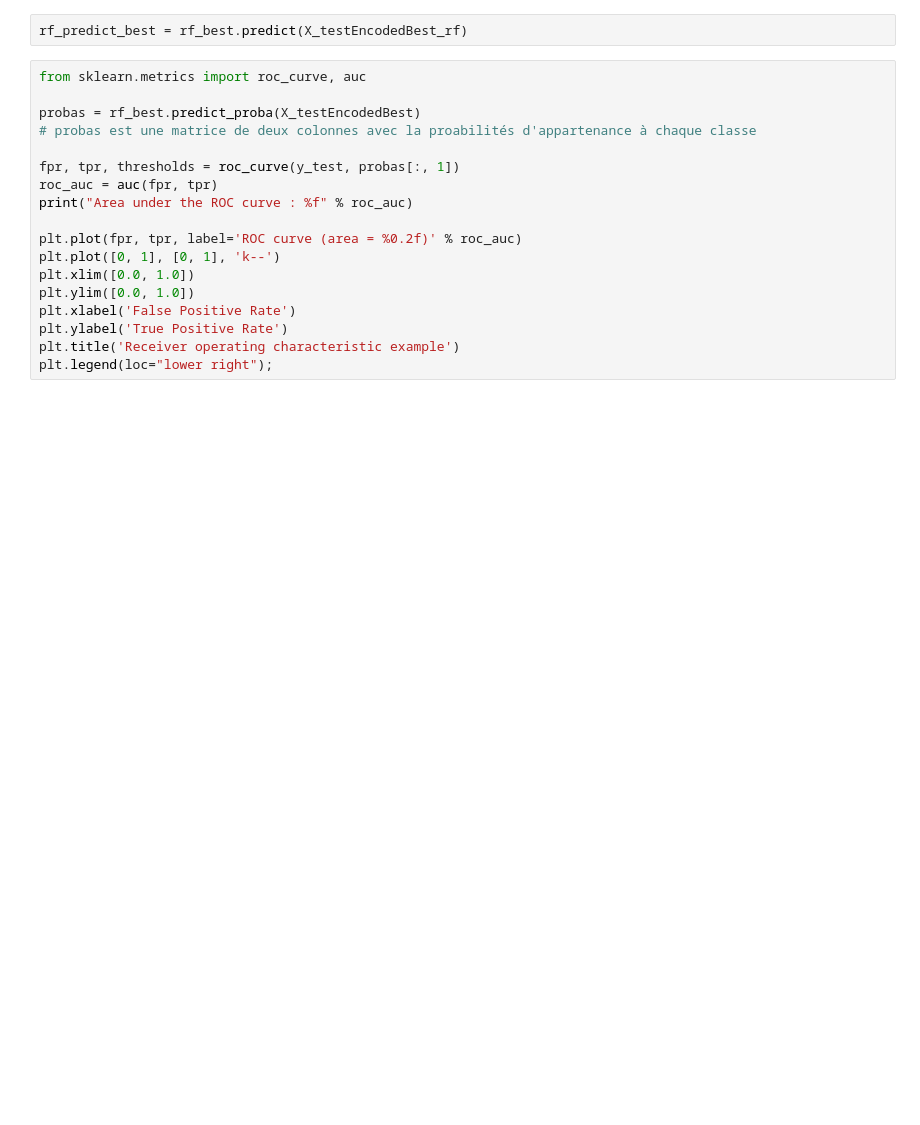
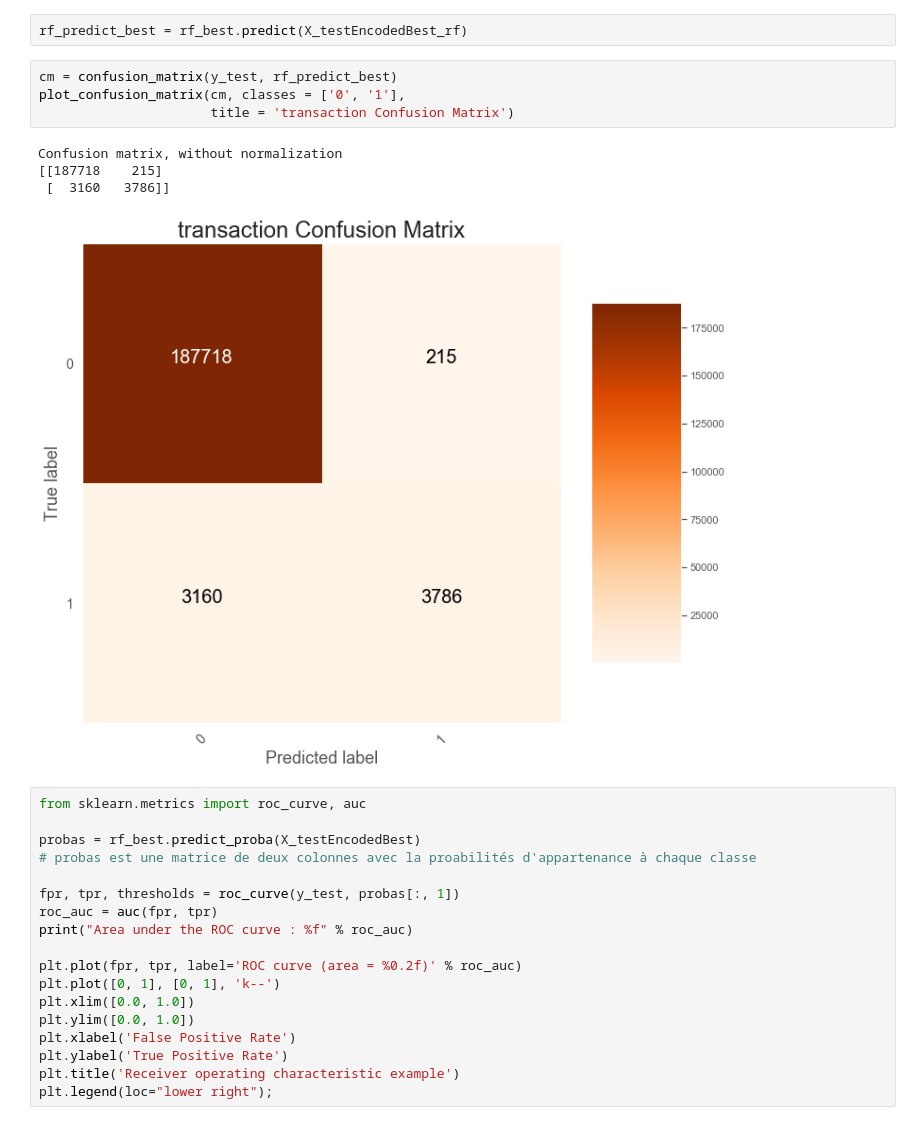
Before and after one commit to DataCampM2DSSAF/suivi-du-data-camp-ghoul_boubekeur_davidas, a Jupyter notebook: notebook_final.ipynb, the cells around one changed output. Drawn from its saved outputs; the diff is of its cells as text; blank space fills up the shorter version.

```diff
--- a/notebook_final.ipynb
+++ b/notebook_final.ipynb
@@ -1157,6 +1171,15 @@ temps(tend-tstart)
 temps : 00:09:28
 # %%
 rf_predict_best = rf_best.predict(X_testEncodedBest_rf)
+# %%
+cm = confusion_matrix(y_test, rf_predict_best)
+plot_confusion_matrix(cm, classes = ['0', '1'],
+                      title = 'transaction Confusion Matrix')
+# %% [output]
+Confusion matrix, without normalization
+[[187718    215]
+ [  3160   3786]]
+[figure, added]
 # %%
 from sklearn.metrics import roc_curve, auc
 
```
Also changed, not shown: parts of 6 cells of this notebook.
